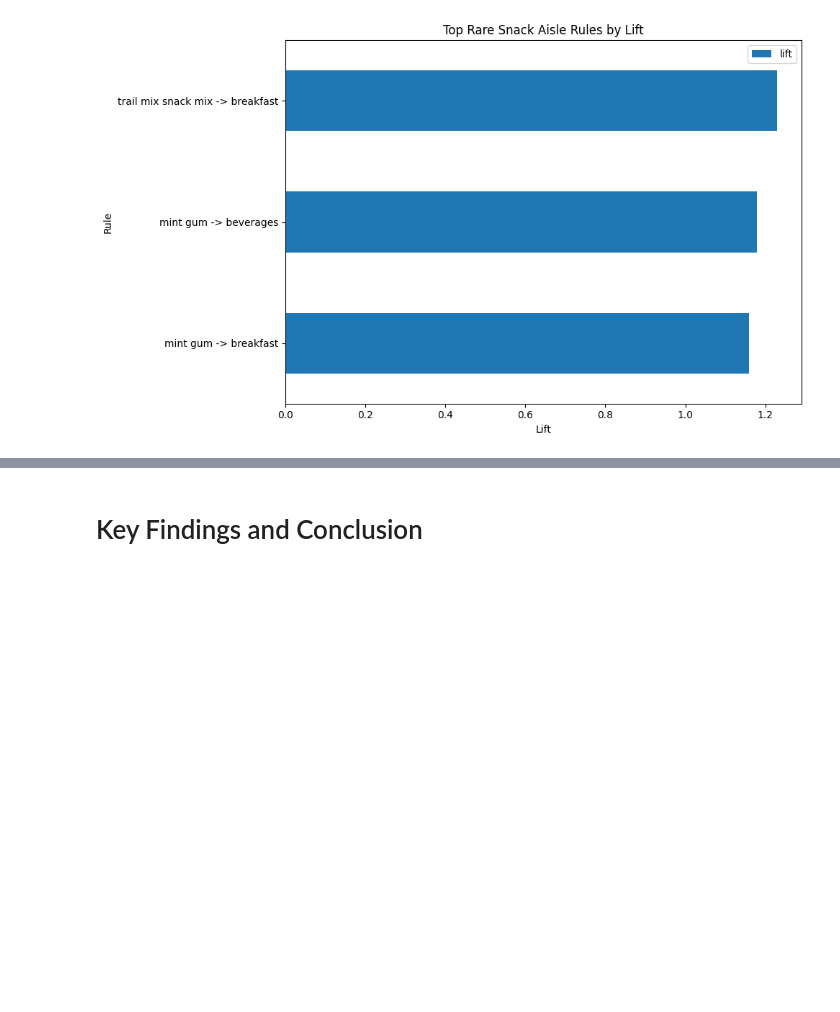
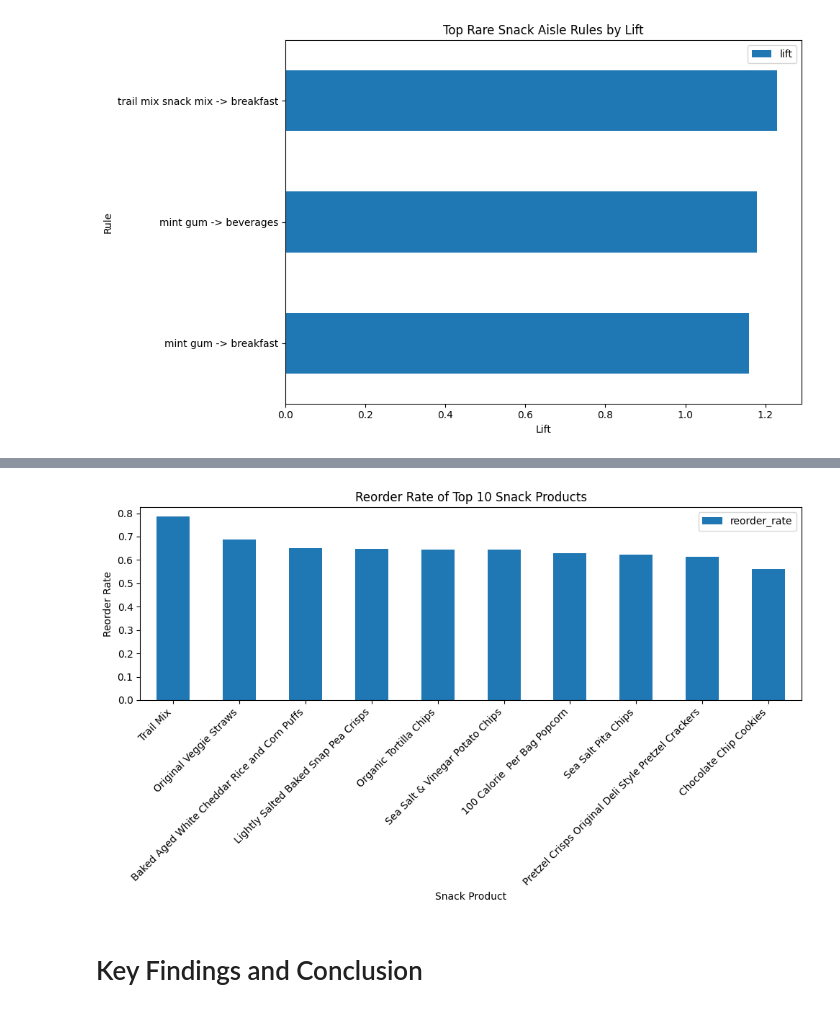
Before and after one commit to SpencerLevine9/instacart-data-mining-snacks, a Jupyter notebook: COMP_541_Project.ipynb, the cells around one changed output, grey strips where cells are left out. Saved outputs shown, nothing was run; the diff lists cells and outputs as text; code cells hidden in the pictures; blank space fills up the shorter version.

```diff
--- a/COMP_541_Project.ipynb
+++ b/COMP_541_Project.ipynb
@@ -1365,3 +1392,21 @@ plt.show()
+# %%
+# Bar chart for reorder loyalty
+
+reorder_summary.plot(
+    kind="bar",
+    x="product_name",
+    y="reorder_rate",
+    figsize=(10, 6)
+)
+
+plt.title("Reorder Rate of Top 10 Snack Products")
+plt.xlabel("Snack Product")
+plt.ylabel("Reorder Rate")
+plt.xticks(rotation=45, ha="right")
+plt.tight_layout()
+plt.show()
+# %% [output]
+[figure, added]
 # %% [markdown]
 # Key Findings and Conclusion
 # %% [markdown]
```
Also changed, not shown: parts of 9 cells of this notebook.
